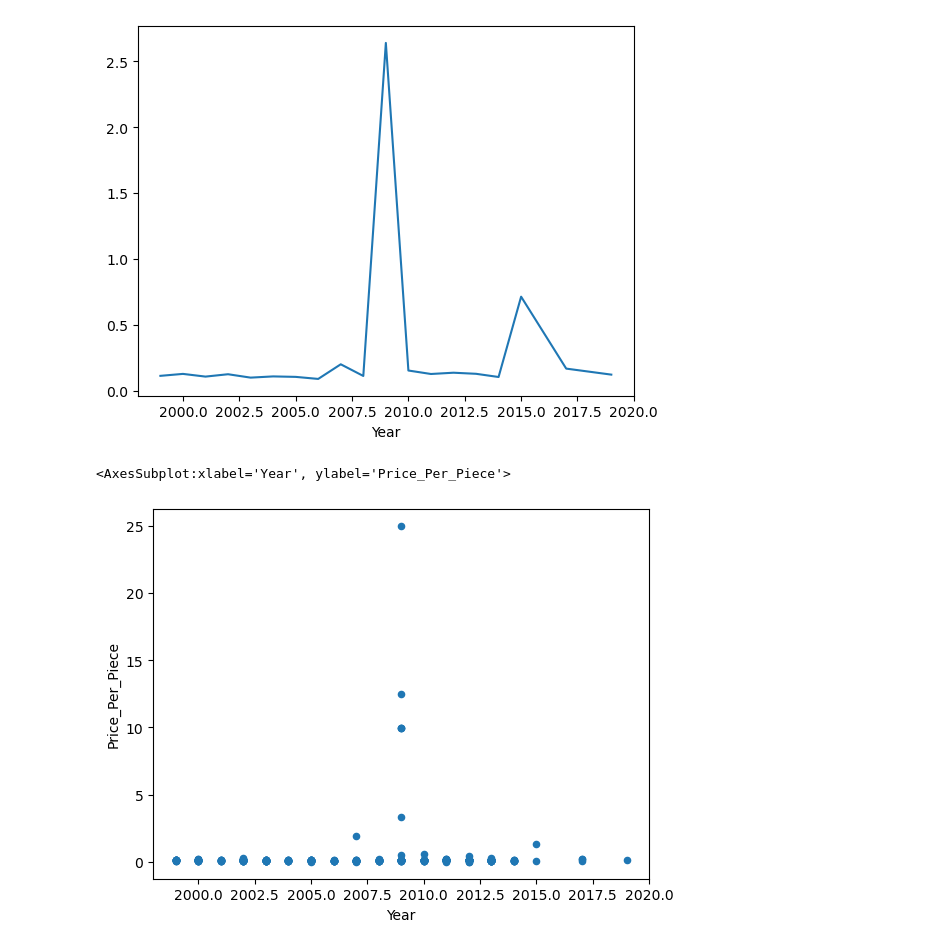
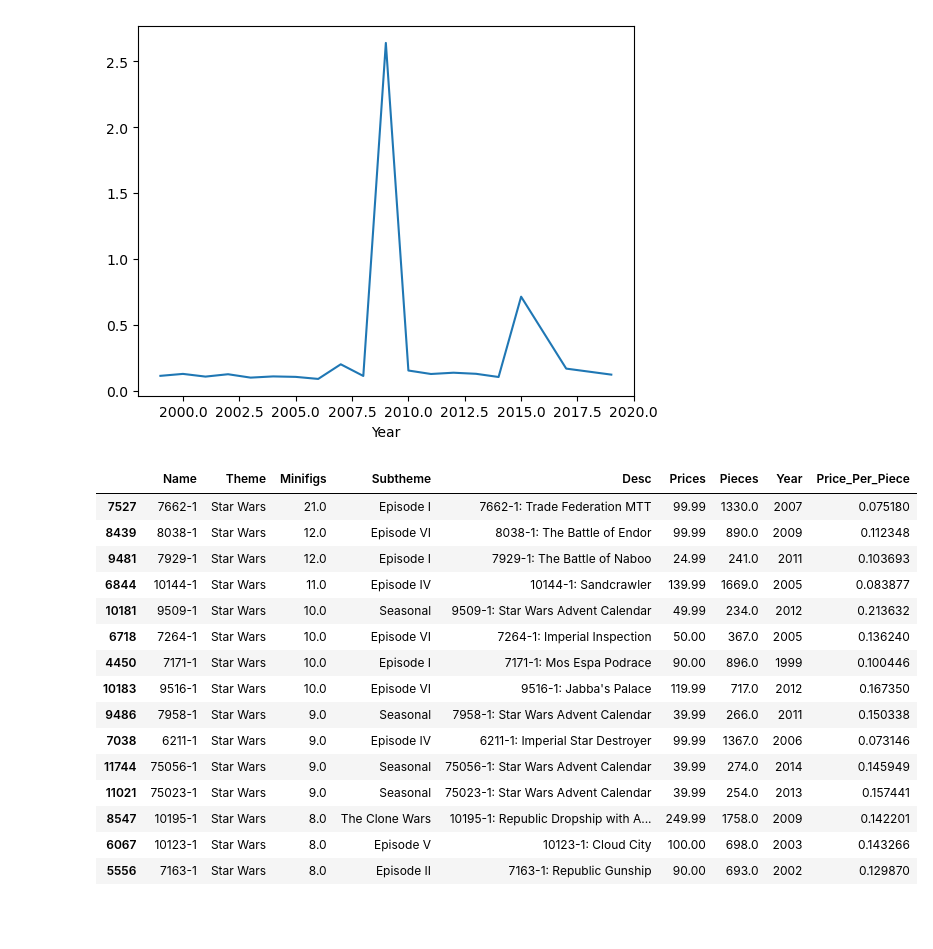
Before and after one commit to Domgraz/Lego_EDA, a Jupyter notebook: Lego_eda.ipynb, the cells around one changed output. Cells and saved outputs as stored; diff of their text form; code cells hidden in the pictures; blank space fills up the shorter version.

```diff
--- a/Lego_eda.ipynb
+++ b/Lego_eda.ipynb
@@ -217,8 +217,25 @@ sw_gb_df.plot()
 # %% [output]
 <AxesSubplot:xlabel='Year'>
 [figure]
-# %%
-sw_df.plot.scatter(x = 'Year', y = 'Price_Per_Piece')
-# %% [output]
-<AxesSubplot:xlabel='Year', ylabel='Price_Per_Piece'>
-[figure, removed]
+# %%
+a = sw_df.sort_values(['Minifigs'],ascending= False)
+
+sw = a[:15]
+sw
+# %% [output]
+|  | Name | Theme | Minifigs | Subtheme | Desc | Prices | Pieces | Year | Price_Per_Piece |
+| 7527 | 7662-1 | Star Wars | 21.0 | Episode I | 7662-1: Trade Federation MTT | 99.99 | 1330.0 | 2007 | 0.075180 |
+| 8439 | 8038-1 | Star Wars | 12.0 | Episode VI | 8038-1: The Battle of Endor | 99.99 | 890.0 | 2009 | 0.112348 |
+| 9481 | 7929-1 | Star Wars | 12.0 | Episode I | 7929-1: The Battle of Naboo | 24.99 | 241.0 | 2011 | 0.103693 |
+| 6844 | 10144-1 | Star Wars | 11.0 | Episode IV | 10144-1: Sandcrawler | 139.99 | 1669.0 | 2005 | 0.083877 |
+| 10181 | 9509-1 | Star Wars | 10.0 | Seasonal | 9509-1: Star Wars Advent Calendar | 49.99 | 234.0 | 2012 | 0.213632 |
+| 6718 | 7264-1 | Star Wars | 10.0 | Episode VI | 7264-1: Imperial Inspection | 50.00 | 367.0 | 2005 | 0.136240 |
+| 4450 | 7171-1 | Star Wars | 10.0 | Episode I | 7171-1: Mos Espa Podrace | 90.00 | 896.0 | 1999 | 0.100446 |
+| 10183 | 9516-1 | Star Wars | 10.0 | Episode VI | 9516-1: Jabba's Palace | 119.99 | 717.0 | 2012 | 0.167350 |
+| 9486 | 7958-1 | Star Wars | 9.0 | Seasonal | 7958-1: Star Wars Advent Calendar | 39.99 | 266.0 | 2011 | 0.150338 |
+| 7038 | 6211-1 | Star Wars | 9.0 | Episode IV | 6211-1: Imperial Star Destroyer | 99.99 | 1367.0 | 2006 | 0.073146 |
+| 11744 | 75056-1 | Star Wars | 9.0 | Seasonal | 75056-1: Star Wars Advent Calendar | 39.99 | 274.0 | 2014 | 0.145949 |
+| 11021 | 75023-1 | Star Wars | 9.0 | Seasonal | 75023-1: Star Wars Advent Calendar | 39.99 | 254.0 | 2013 | 0.157441 |
+| 8547 | 10195-1 | Star Wars | 8.0 | The Clone Wars | 10195-1: Republic Dropship with A... | 249.99 | 1758.0 | 2009 | 0.142201 |
+| 6067 | 10123-1 | Star Wars | 8.0 | Episode V | 10123-1: Cloud City | 100.00 | 698.0 | 2003 | 0.143266 |
+| 5556 | 7163-1 | Star Wars | 8.0 | Episode II | 7163-1: Republic Gunship | 90.00 | 693.0 | 2002 | 0.129870 |
```
